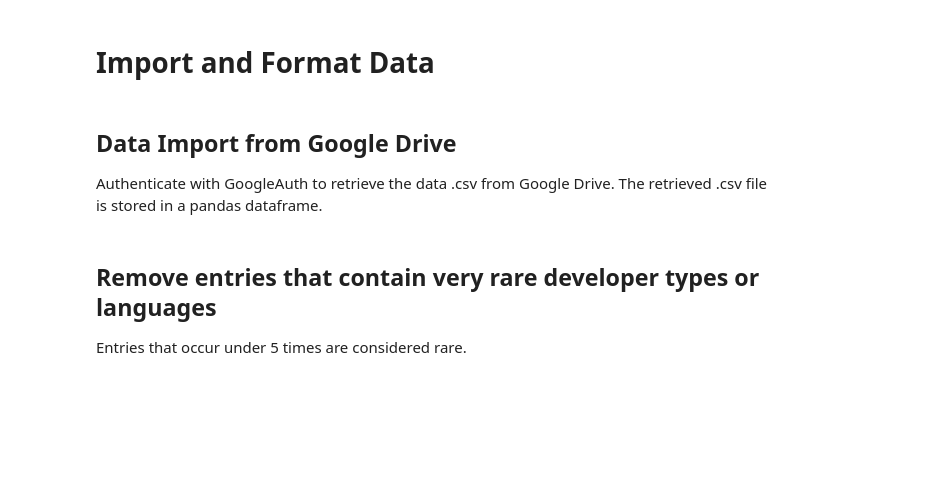
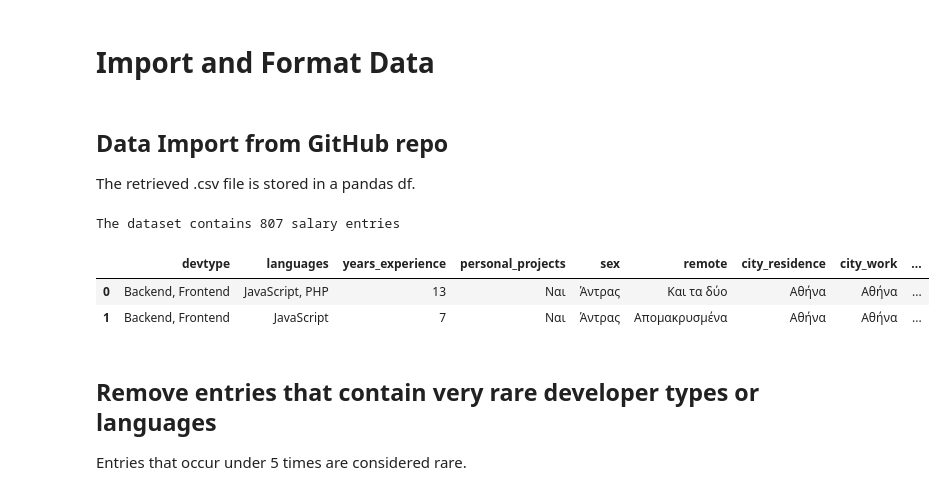
Before and after one commit to GiorgosNik/dev-salary-estimator, a Jupyter notebook: salary_estimator.ipynb, the cells around one changed output. Saved outputs shown, nothing was run; the diff lists cells and outputs as text; code cells hidden in the pictures; blank space fills up the shorter version.

```diff
--- a/salary_estimator.ipynb
+++ b/salary_estimator.ipynb
@@ -26,6 +25,5 @@ from oauth2client.client import GoogleCredentials
 # %% [markdown]
 # Import and Format Data
 # %% [markdown]
-## Data Import from Google Drive
-Authenticate with GoogleAuth to retrieve the data .csv from Google Drive.
-The retrieved .csv file is stored in a pandas dataframe.
+## Data Import from GitHub repo
+The retrieved .csv file is stored in a pandas df.
@@ -44,14 +30,39 @@ dataframe = pd.read_csv('data.csv')
+# %%
+# Retrieve the dataset csv from GitHub
+csv_url = "https://raw.githubusercontent.com/GiorgosNik/dev-salary-estimator/main/salary_data_2022.csv"
+file_path = tf.keras.utils.get_file("salary_report", csv_url)
+df = pd.read_csv(file_path)
 # %%
-dataframe.columns = ['timestamp', 'devtype', 'languages', 'years_experience','personal_projects', 'sex', 'remote','city_residence', 'city_work', 'company_size',  'supervisor', 'education', 'relevant', 'salary']
+df.columns = [
+    "timestamp",
+    "devtype",
+    "languages",
+    "years_experience",
+    "personal_projects",
+    "sex",
+    "remote",
+    "city_residence",
+    "city_work",
+    "company_size",
+    "supervisor",
+    "education",
+    "relevant",
+    "salary",
+]
 
 # Remove the timestamp as it is not relevant
-dataframe = dataframe.drop(columns=['timestamp'])
+df = df.drop(columns=["timestamp"])
 
 pd.options.mode.chained_assignment = None
 
-dataset_size = len(dataframe)
-print("The dataset contains {} salary entries".format( dataset_size))
-dataframe.head(2)
+dataset_size = len(df)
+print("The dataset contains {} salary entries".format(dataset_size))
+df.head(2)
+# %% [output]
+The dataset contains 807 salary entries
+|  | devtype | languages | years_experience | personal_projects | sex | remote | city_residence | city_work | ... |
+| 0 | Backend, Frontend | JavaScript, PHP | 13 | Ναι | Άντρας | Και τα δύο | Αθήνα | Αθήνα | ... |
+| 1 | Backend, Frontend | JavaScript | 7 | Ναι | Άντρας | Απομακρυσμένα | Αθήνα | Αθήνα | ... |
 # %% [markdown]
 ## Remove entries that contain very rare developer types or languages
 Entries that occur under 5 times are considered rare.
```
Also changed, not shown: parts of 17 cells of this notebook, 1 other file.
